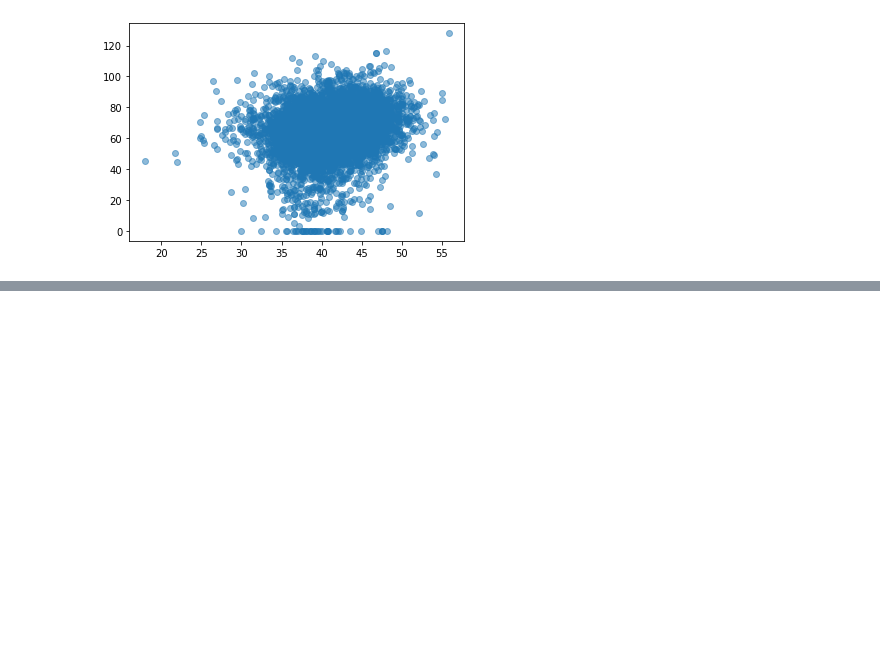
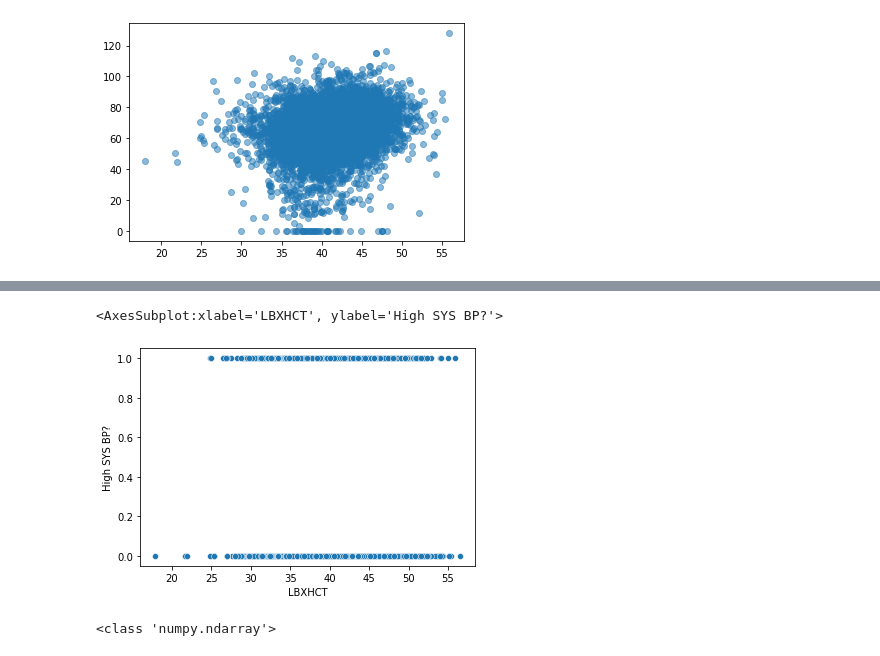
Before and after one commit to noodleybroodley/Final-Capstone, a Jupyter notebook: notebooks/test.ipynb, the cells around one changed output, grey strips where cells are left out. Drawn from its saved outputs; the diff is of its cells as text; code cells hidden in the pictures; blank space fills up the shorter version.

```diff
--- a/notebooks/test.ipynb
+++ b/notebooks/test.ipynb
@@ -143,0 +150,22 @@ sns.catplot(x='DMDMARTL', y='AVG DIAS BP',kind='box', data=test_df)
+# %%
+sns.scatterplot(x='LBXHCT', y='High SYS BP?',data=test_df)
+# %% [output]
+<AxesSubplot:xlabel='LBXHCT', ylabel='High SYS BP?'>
+[figure, added]
+# %%
+xy_values = test_df[test_df['LBXHCT']>-1]
+xy_values = xy_values[xy_values['High SYS BP?']>-1].sort_values(by='LBXHCT')
+x_values = xy_values['LBXHCT'].to_numpy().reshape(-1,1)
+y_values = xy_values['High SYS BP?'].to_numpy().astype('int')
+
+#xy_values.head()
+print(type(y_values))
+
+model = LogisticRegression()
+model.fit(X=x_values,y=y_values)
+
+y_hat_probs = model.predict_proba(x_values)[:,1]
+threshold = 0.15
+y_hat = (y_hat_probs >= threshold).astype('int')
+# %% [output]
+<class 'numpy.ndarray'>
```
Also changed, not shown: parts of 7 cells of this notebook, 1 other file.
